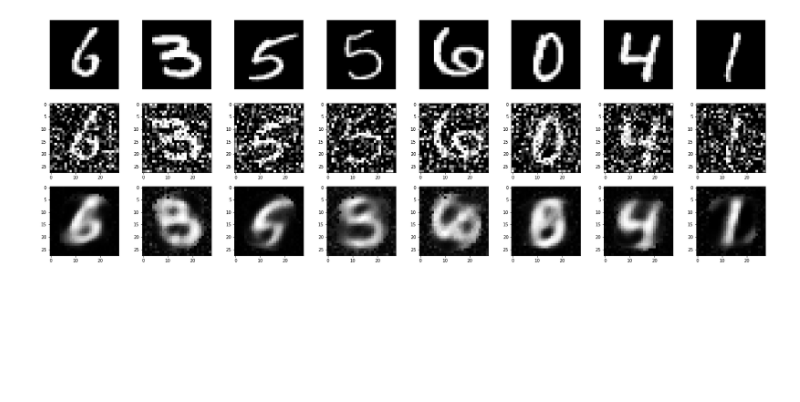
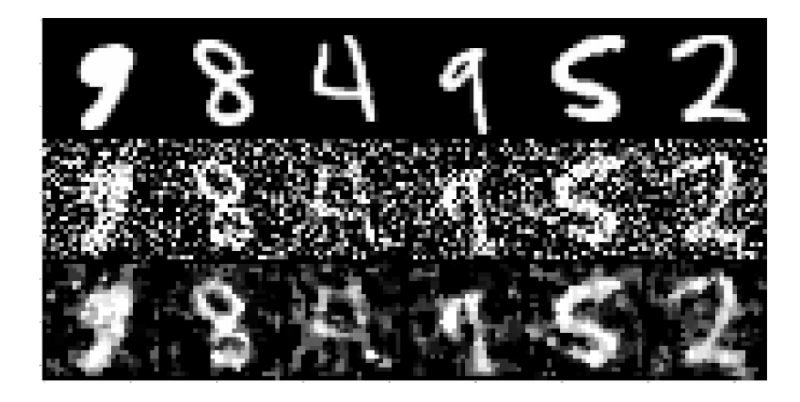
Before and after one commit to vseredovych/DNN-Inverse-Problems, a Jupyter notebook: code/vae-train.ipynb, the cells around one changed output. Cells and saved outputs as stored; diff of their text form; code cells hidden in the pictures; blank space fills up the shorter version.

Commit message:
VAE tests

```diff
--- a/code/vae-train.ipynb
+++ b/code/vae-train.ipynb
@@ -196,11 +0,0 @@ x_test_noisy = np.clip(x_test_noisy, 0., 1.)
-# %%
-n = 10
-plt.figure(figsize=(20, 2))
-for i in range(1, n + 1):
-    ax = plt.subplot(1, n, i)
-    plt.imshow(x_test_noisy[i].reshape(28, 28))
-    plt.gray()
-    ax.get_xaxis().set_visible(False)
-    ax.get_yaxis().set_visible(False)
-
-plt.show()
@@ -325,5 +0,0 @@ new_net.load_layers(new_layers)
-# %%
-X_test_denoised_autoencoder = new_net.forward_step(X_test_noisy)[-1]
-compare_denoised_images(X_test, X_test_noisy, X_test_denoised_autoencoder, idx=50)
-# %% [output]
-[figure, removed]
@@ -329,0 +23,30 @@ compare_denoised_images(X_test, X_test_noisy, X_test_denoised_autoencoder, idx=5
+# %%
+# train the VAE on MNIST digits
+(x_train, y_train), (x_test, y_test) = mnist.load_data()
+train_num=50000
+x_train = x_train.astype('float32') / 255.
+x_test = x_test.astype('float32') / 255.
+x_train = x_train.reshape((len(x_train), 28,28,1))
+x_test = x_test.reshape((len(x_test), 28,28,1))
+noise_train = x_train + noise_factor * np.random.randn(*x_train.shape)
+noise_test = x_test + noise_factor * np.random.randn(*x_test.shape)
+# Clip the images to be between 0 and 1
+noise_train = np.clip(noise_train, 0., 1.)
+noise_test = np.clip(noise_test, 0., 1.)
+# %%
+num_train = 50000
+n_images = 6
+import scipy.signal as signal
+figure = np.zeros((28*3 , 28 * n_images))
+# Display
+showidx=np.random.randint(0,num_train,n_images)
+for i,idx in enumerate (showidx):
+    figure[0: 28,i *28: (i + 1) * 28] = np.reshape(x_train[idx], [28, 28])
+    figure[28: 56,i *28: (i + 1) * 28] = np.reshape(noise_train[idx], [28, 28])
+    figure[28 * 2: 28 * 3,i *28: (i + 1) * 28] = signal.medfilt2d(np.reshape(noise_train[idx], [28, 28]),[3,3])
+
+plt.figure(figsize=(28*3, 28*n_images))
+plt.imshow(figure, cmap='Greys_r')
+plt.show()
+# %% [output]
+[figure, added]
```
Also changed, not shown: parts of 43 cells of this notebook, 2 other files.
